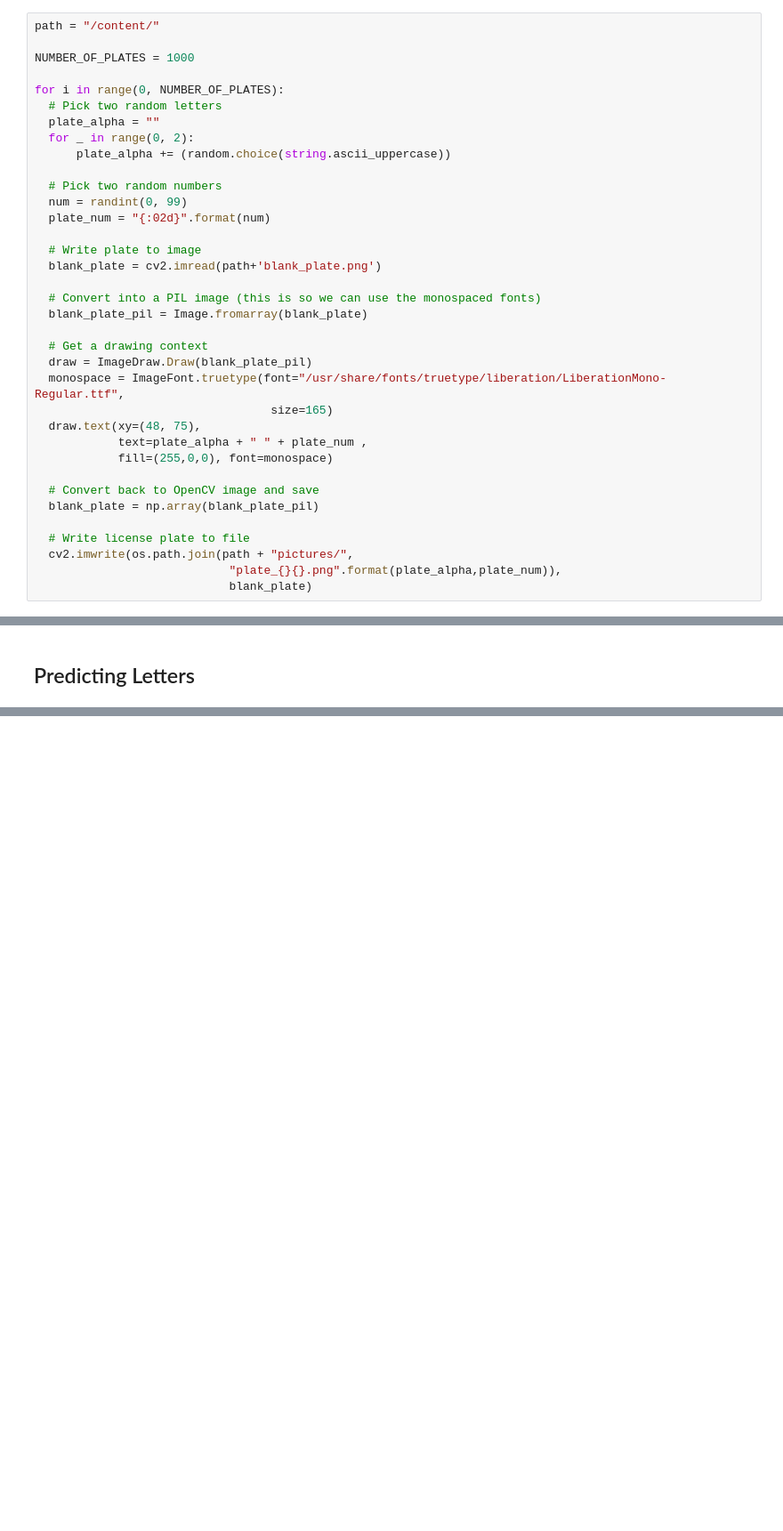
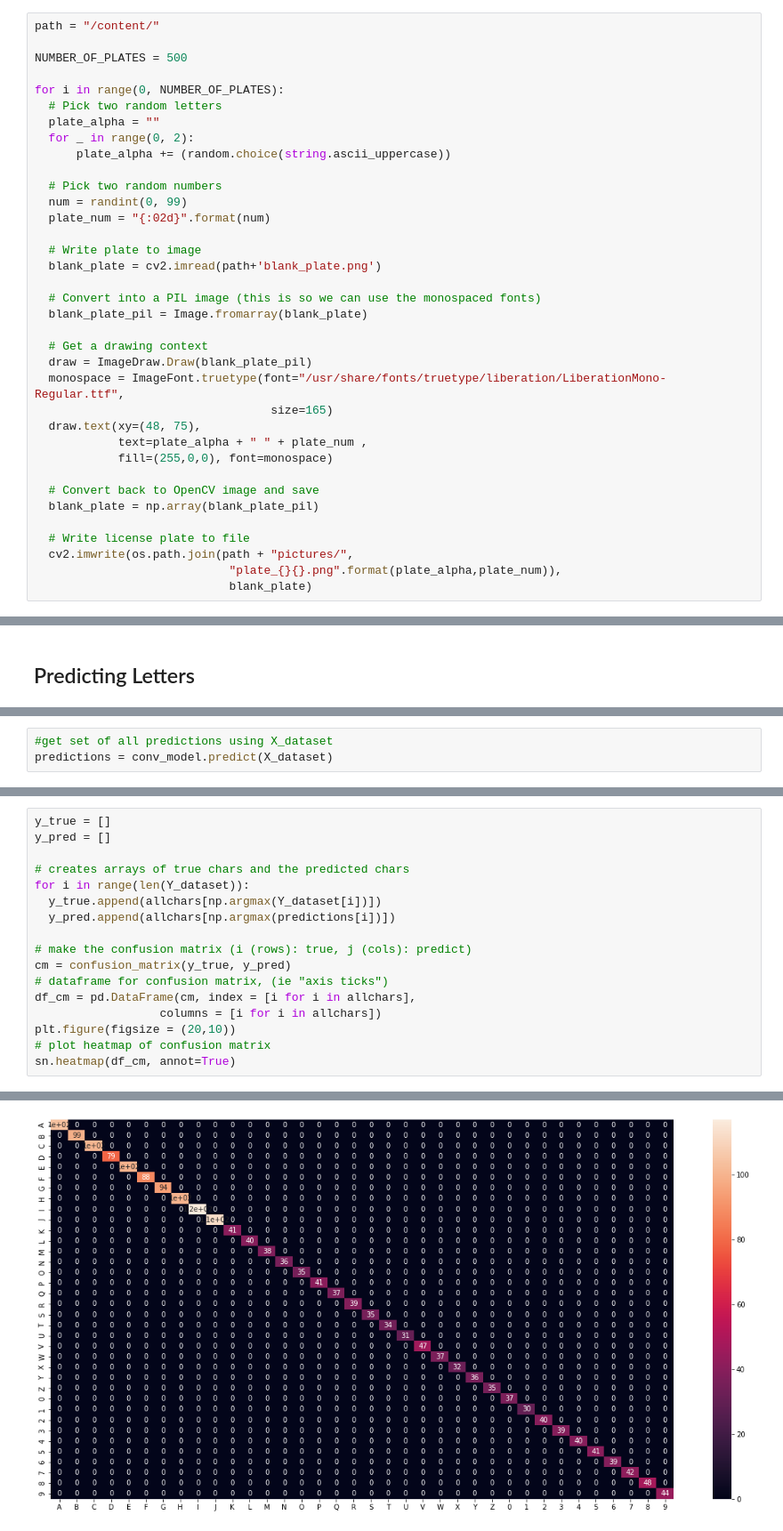
Before and after one commit to mattn12/ENPH353_Lab5, a Jupyter notebook: ENPH353_Lab05.ipynb, the cells around one changed output, grey strips where cells are left out. Shown at 89% size. Cells and saved outputs as stored; diff of their text form; blank space fills up the shorter version.

```diff
--- a/ENPH353_Lab05.ipynb
+++ b/ENPH353_Lab05.ipynb
@@ -47,7 +51,7 @@ To: /content/blank_plate.png
 # %%
 path = "/content/"
 
-NUMBER_OF_PLATES = 1000
+NUMBER_OF_PLATES = 500
 
 for i in range(0, NUMBER_OF_PLATES):
   # Pick two random letters
@@ -325,0 +336,3 @@ interactive(children=(IntSlider(value=10, description='index', max=3968), Output
+# %%
+#get set of all predictions using X_dataset
+predictions = conv_model.predict(X_dataset)
@@ -325,0 +341,18 @@ interactive(children=(IntSlider(value=10, description='index', max=3968), Output
+# %%
+y_true = []
+y_pred = []
+
+# creates arrays of true chars and the predicted chars
+for i in range(len(Y_dataset)):
+  y_true.append(allchars[np.argmax(Y_dataset[i])])
+  y_pred.append(allchars[np.argmax(predictions[i])])
+
+# make the confusion matrix (i (rows): true, j (cols): predict)
+cm = confusion_matrix(y_true, y_pred)
+# dataframe for confusion matrix, (ie "axis ticks")
+df_cm = pd.DataFrame(cm, index = [i for i in allchars],
+                  columns = [i for i in allchars])
+plt.figure(figsize = (20,10))
+# plot heatmap of confusion matrix
+sn.heatmap(df_cm, annot=True)
+# %% [output]
@@ -325,0 +360 @@ interactive(children=(IntSlider(value=10, description='index', max=3968), Output
+[figure, added]
```
Also changed, not shown: parts of 12 cells of this notebook.
